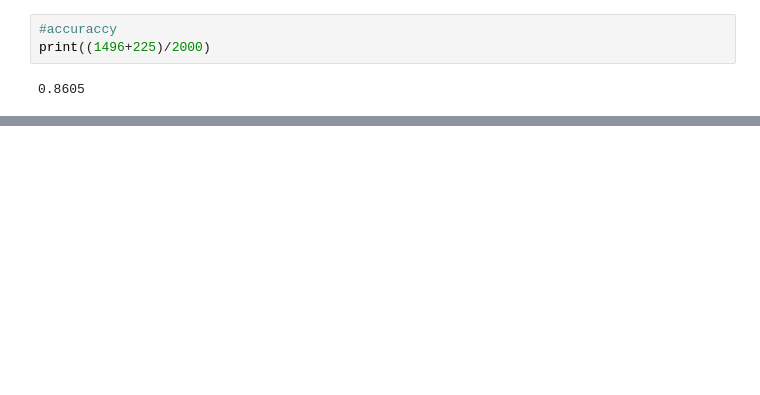
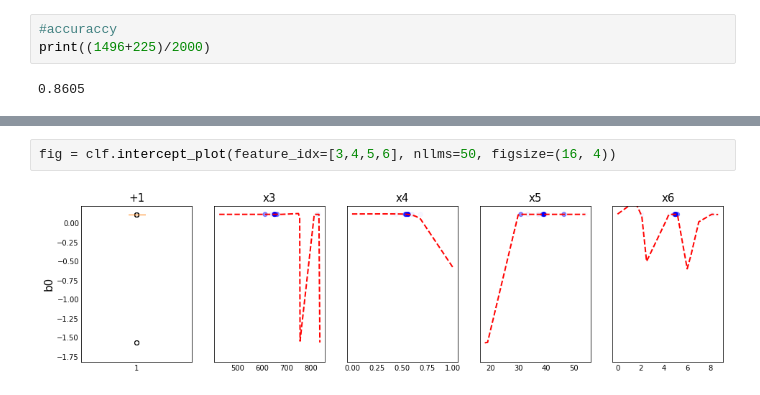
Before and after one commit to GangaSuresh/ANN_First, a Jupyter notebook: Copy_of_DLCrash_May.ipynb, the cells around one changed output, grey strips where cells are left out. Cells and saved outputs as stored; diff of their text form; blank space fills up the shorter version.

```diff
--- a/Copy_of_DLCrash_May.ipynb
+++ b/Copy_of_DLCrash_May.ipynb
@@ -163,0 +312,4 @@ print((1496+225)/2000)
+# %%
+fig = clf.intercept_plot(feature_idx=[3,4,5,6], nllms=50, figsize=(16, 4))
+# %% [output]
+[figure, added]
```
Also changed, not shown: parts of 24 cells of this notebook.
